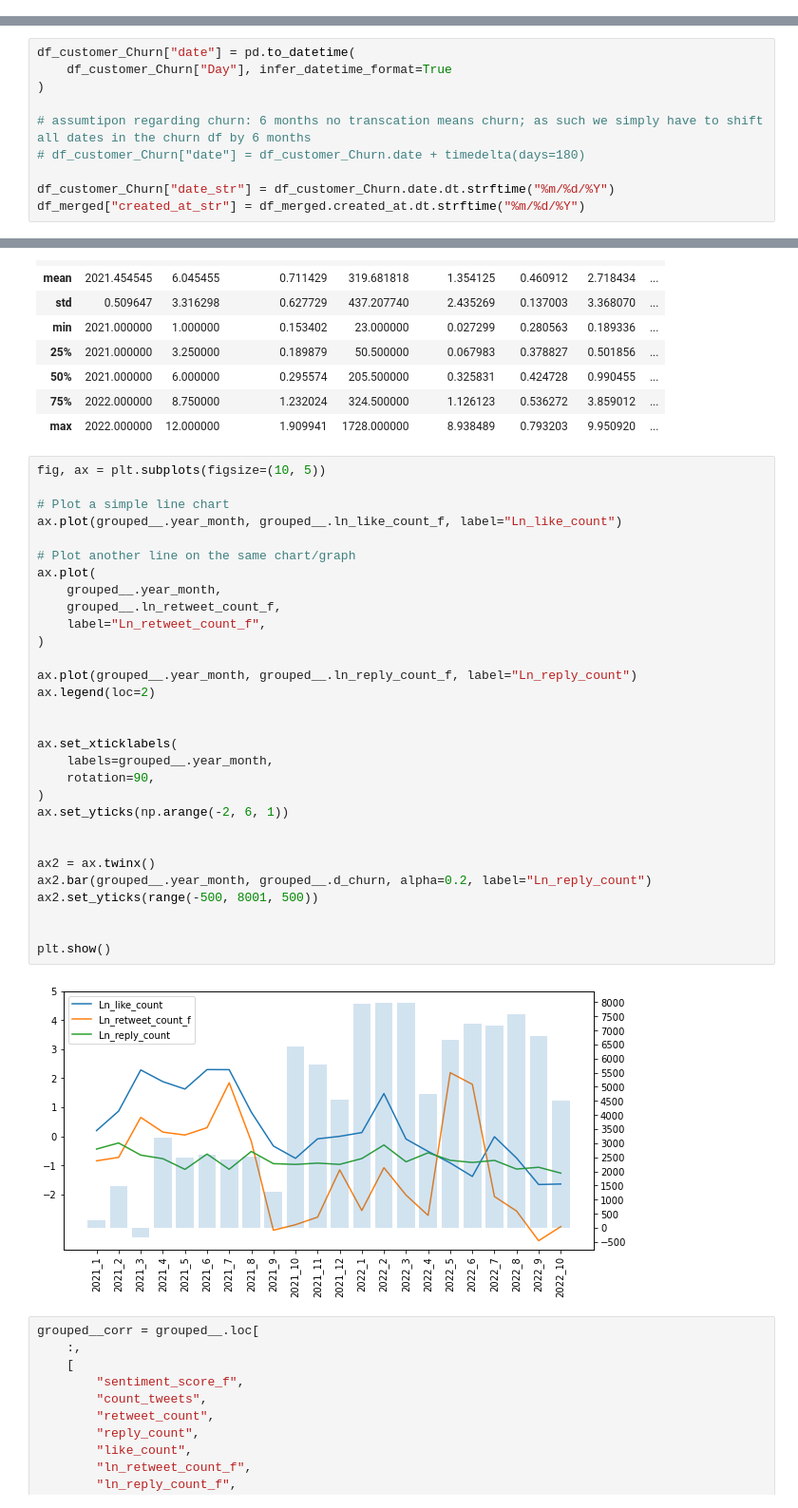
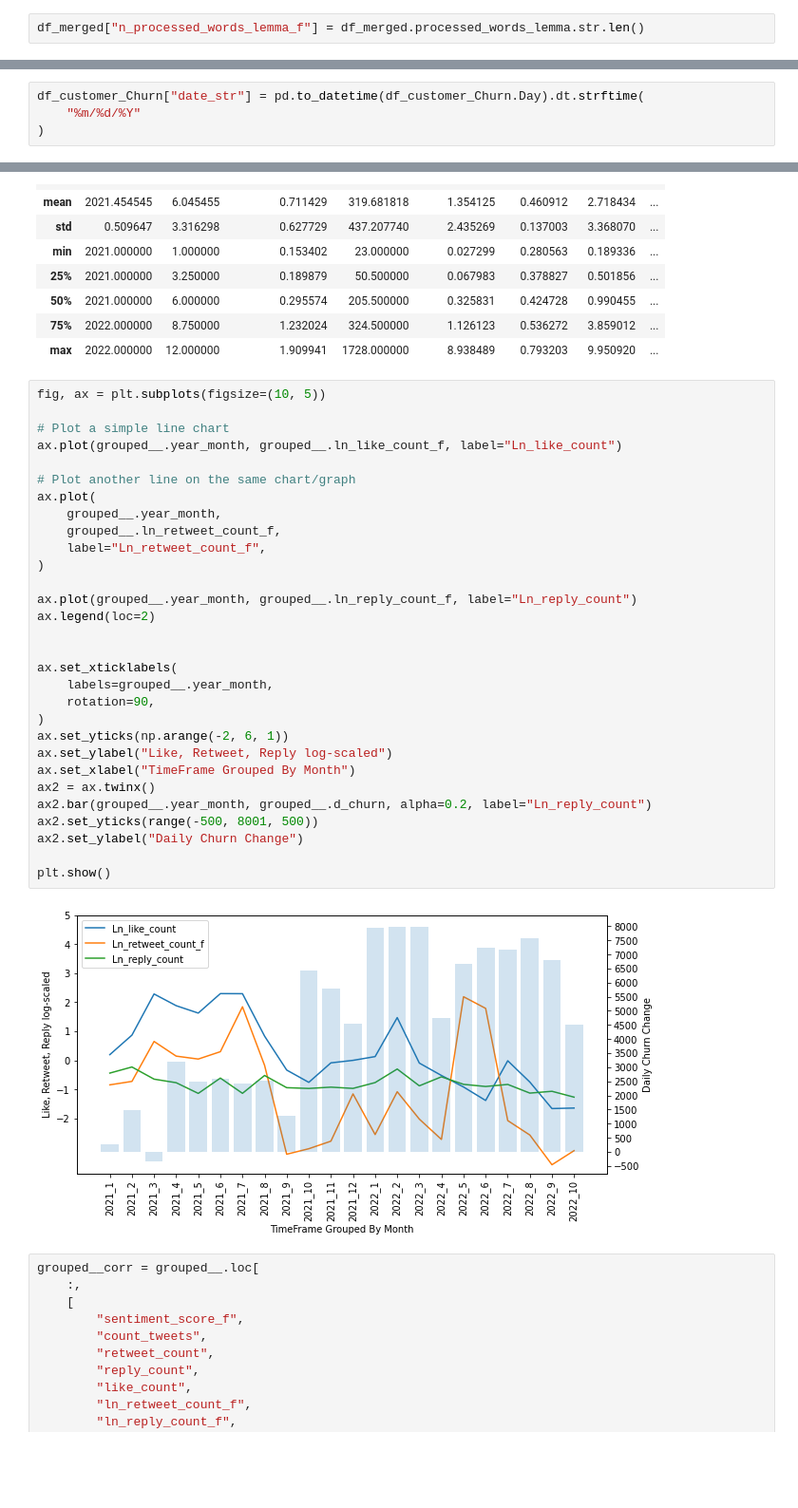
Before and after one commit to AngeloBarisano/Supply_Chain, a Jupyter notebook: Notebooks/workfile2.ipynb, the cells around one changed output, grey strips where cells are left out. Shown at 95% size. Cells and saved outputs as stored; diff of their text form; blank space fills up the shorter version.

```diff
--- a/Notebooks/workfile2.ipynb
+++ b/Notebooks/workfile2.ipynb
@@ -1278,3 +1377,5 @@ df_merged["weekday_f"] = df_merged["weekday"]
 # 11
 df_merged["sentiment_class_f"] = df_merged["sentiment_class"]
 df_merged["sentiment_score_f"] = df_merged["sentiment_score"]
+# %%
+df_merged["n_processed_words_lemma_f"] = df_merged.processed_words_lemma.str.len()
@@ -1570,13 +1902,3 @@ Notes:
 [1] Standard Errors assume that the covariance matrix of the errors is correctly specified.
 # %% [markdown]
 ### 3.3 Please, check whether user engagement with tweets of JustEatTakeaway.com is associated (or correlated) with customer churn? Do you observe any temporal patterns in this association, i.e. does this association differ depending what period you consider? How can you interpret the observed associations? (1 slide)
-# %%
-df_customer_Churn["date"] = pd.to_datetime(
-    df_customer_Churn["Day"], infer_datetime_format=True
-)
-
-# assumtipon regarding churn: 6 months no transcation means churn; as such we simply have to shift all dates in the churn df by 6 months
-# df_customer_Churn["date"] = df_customer_Churn.date + timedelta(days=180)
-
-df_customer_Churn["date_str"] = df_customer_Churn.date.dt.strftime("%m/%d/%Y")
-df_merged["created_at_str"] = df_merged.created_at.dt.strftime("%m/%d/%Y")
@@ -1601,2 +1907,6 @@ tmp = df_merged.groupby(by="created_at_str").agg({"created_at_str": "count"})
+# %%
+df_customer_Churn["date_str"] = pd.to_datetime(df_customer_Churn.Day).dt.strftime(
+    "%m/%d/%Y"
+)
 # %%
 df_churn_merge = pd.merge(
@@ -1940,35 +2338,35 @@ grouped__.describe()
 # %%
 fig, ax = plt.subplots(figsize=(10, 5))
 
 # Plot a simple line chart
 ax.plot(grouped__.year_month, grouped__.ln_like_count_f, label="Ln_like_count")
 
 # Plot another line on the same chart/graph
 ax.plot(
     grouped__.year_month,
     grouped__.ln_retweet_count_f,
     label="Ln_retweet_count_f",
 )
 
 ax.plot(grouped__.year_month, grouped__.ln_reply_count_f, label="Ln_reply_count")
 ax.legend(loc=2)
 
 
 ax.set_xticklabels(
     labels=grouped__.year_month,
     rotation=90,
 )
 ax.set_yticks(np.arange(-2, 6, 1))
-
-
+ax.set_ylabel("Like, Retweet, Reply log-scaled")
+ax.set_xlabel("TimeFrame Grouped By Month")
 ax2 = ax.twinx()
 ax2.bar(grouped__.year_month, grouped__.d_churn, alpha=0.2, label="Ln_reply_count")
 ax2.set_yticks(range(-500, 8001, 500))
-
+ax2.set_ylabel("Daily Churn Change")
 
 plt.show()
 # %% [output]
-[figure, old version]
+[figure, new version]
 # %%
 grouped__corr = grouped__.loc[
     :,
```
Also changed, not shown: parts of 63 cells of this notebook, 4 other files.
